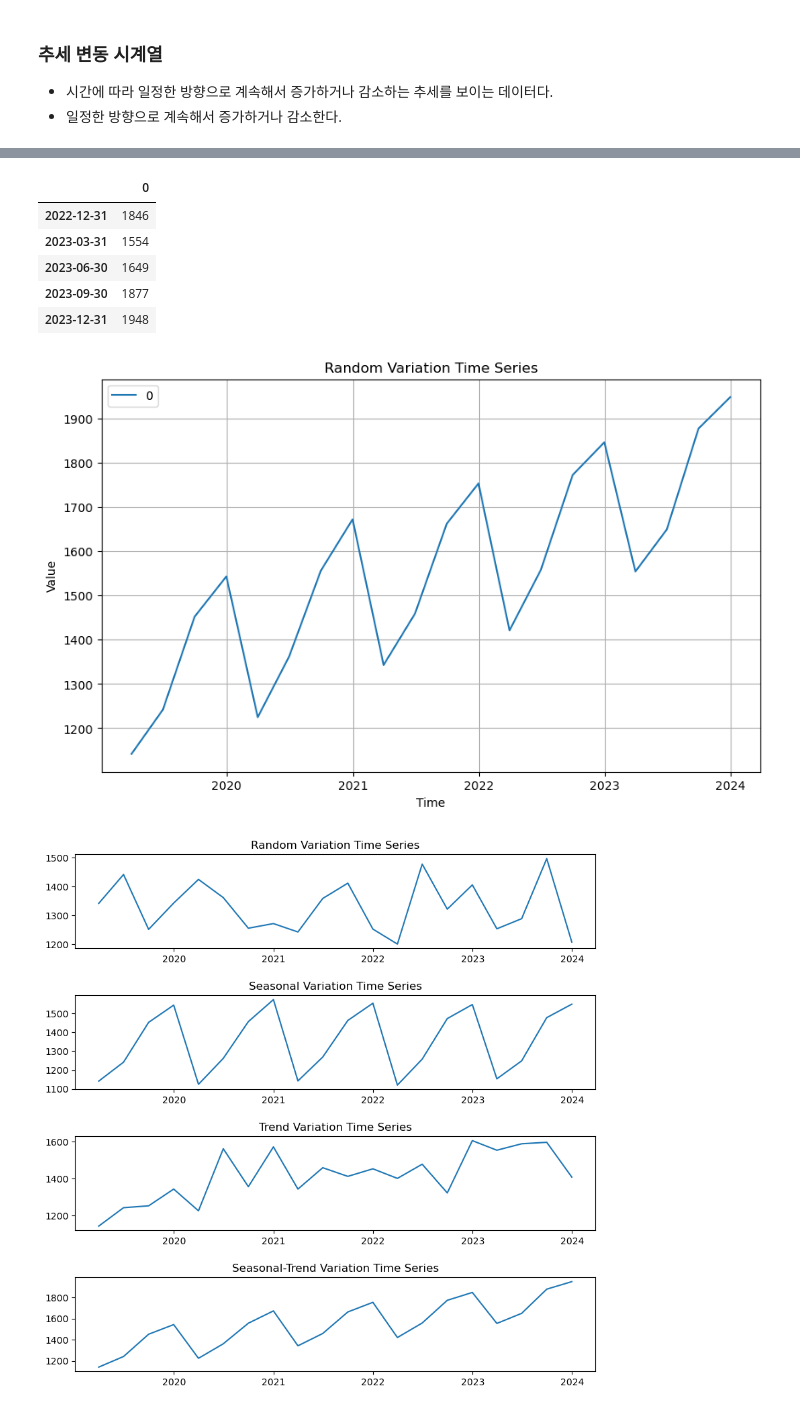
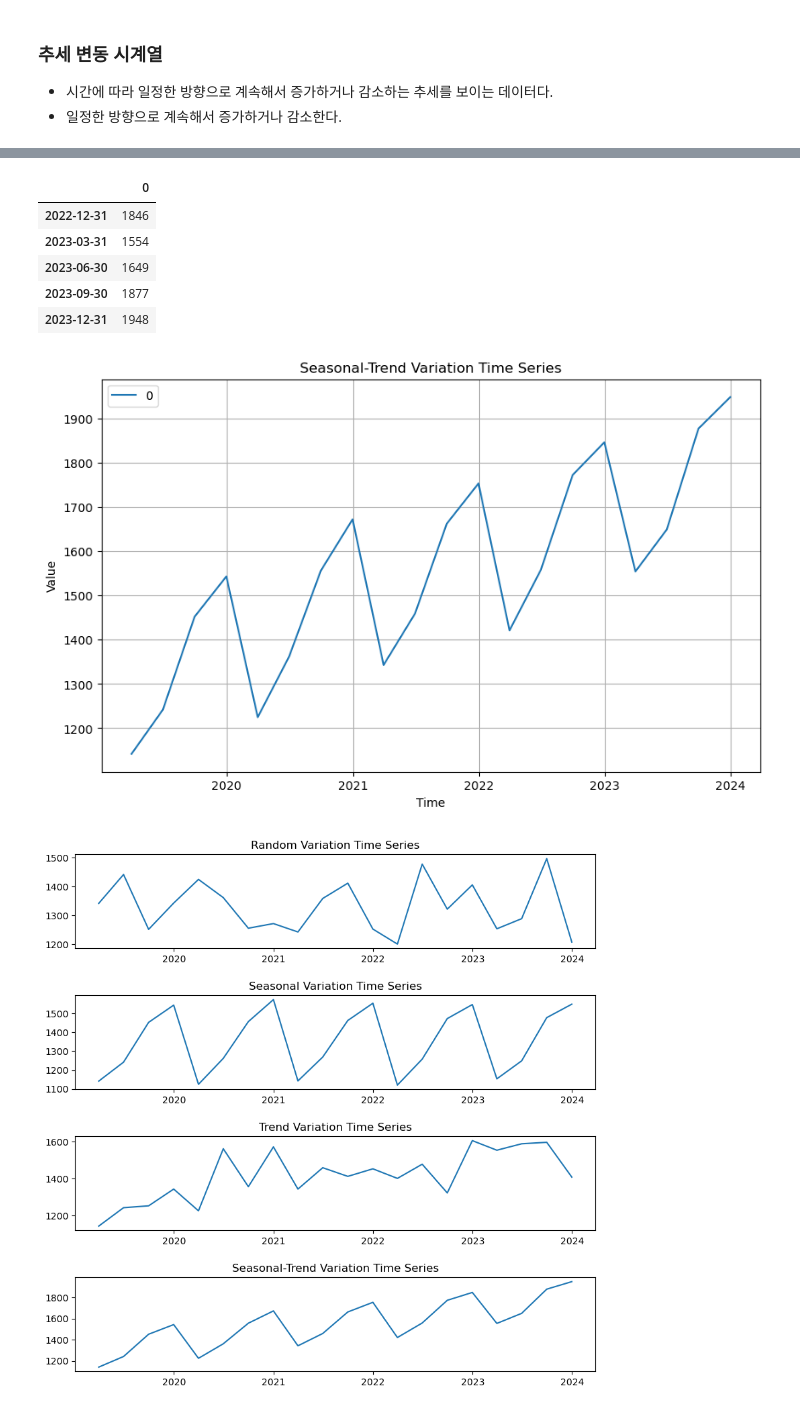
Before and after one commit to NoviceKim/time_series, a Jupyter notebook: a_time_series.ipynb, the cells around one changed output, grey strips where cells are left out. Cells and saved outputs as stored; diff of their text form; code cells hidden in the pictures.

```diff
--- a/a_time_series.ipynb
+++ b/a_time_series.ipynb
@@ -141,35 +142,35 @@ import matplotlib.pyplot as plt
 # 계절-추세변동 시계열 데이터 생성
 st1 = [1142, 1242, 1452, 1543,
        1225, 1362, 1556, 1672,
        1343, 1459, 1662, 1753,
        1421, 1558, 1772, 1846,
        1554, 1649, 1877, 1948]
 
 # 시계열 데이터로 변환
 idx = pd.date_range(start='2019-01', periods=len(st1), freq='Q')
 st1_ts = pd.DataFrame(st1, index=idx)
 
 display(st1_ts.tail())
 
 # 시각화
 plt.figure(figsize=(10, 6))
 for col in st1_ts.columns:
     plt.plot(st1_ts.index, st1_ts[col], label=col)
 
-plt.title('Random Variation Time Series')
+plt.title('Seasonal-Trend Variation Time Series')
 plt.xlabel('Time')
 plt.ylabel('Value')
 plt.legend()
 plt.grid(True)
 plt.show()
 # %% [output]
 |  | 0 |
 | 2022-12-31 | 1846 |
 | 2023-03-31 | 1554 |
 | 2023-06-30 | 1649 |
 | 2023-09-30 | 1877 |
 | 2023-12-31 | 1948 |
-[figure, old version]
+[figure, new version]
 # %%
 import matplotlib.pyplot as plt
 
```
Also changed, not shown: parts of 8 cells of this notebook, 8 other files.
